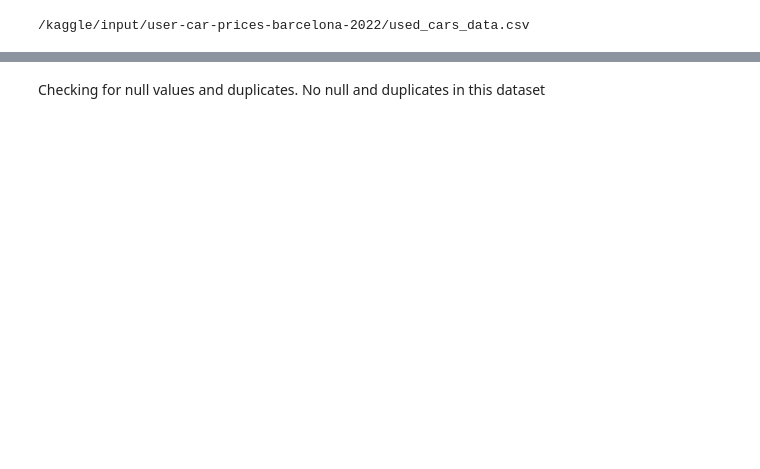
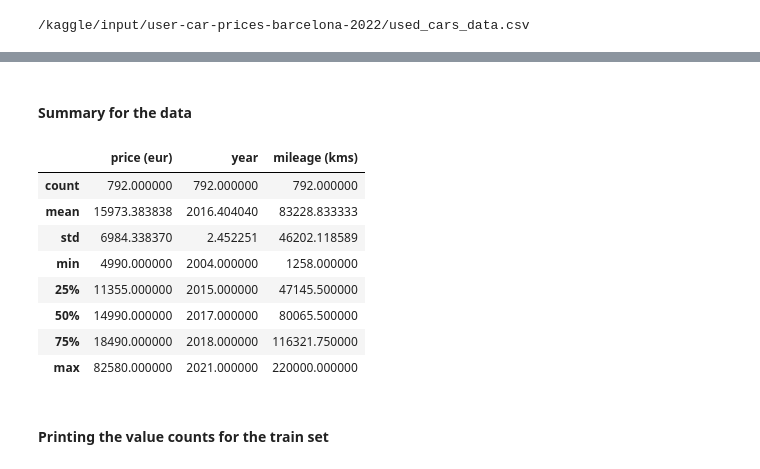
Before and after one commit to kavishchaudhary/Python_Used_cars_regression, a Jupyter notebook: used-cars-regression-multiple-models.ipynb, the cells around one changed output, grey strips where cells are left out. Cells and saved outputs as stored; diff of their text form; code cells hidden in the pictures; blank space fills up the shorter version.

```diff
--- a/used-cars-regression-multiple-models.ipynb
+++ b/used-cars-regression-multiple-models.ipynb
@@ -45,5 +46,19 @@ df.duplicated().sum()
-# %% [markdown]
-Checking for null values and duplicates. No null and duplicates in this dataset
+# %% [markdown]
+#### Summary for the data
+# %%
+df.describe()
+# %% [output]
+|  | price (eur) | year | mileage (kms) |
+| count | 792.000000 | 792.000000 | 792.000000 |
+| mean | 15973.383838 | 2016.404040 | 83228.833333 |
+| std | 6984.338370 | 2.452251 | 46202.118589 |
+| min | 4990.000000 | 2004.000000 | 1258.000000 |
+| 25% | 11355.000000 | 2015.000000 | 47145.500000 |
+| 50% | 14990.000000 | 2017.000000 | 80065.500000 |
+| 75% | 18490.000000 | 2018.000000 | 116321.750000 |
+| max | 82580.000000 | 2021.000000 | 220000.000000 |
+# %% [markdown]
+#### Printing the value counts for the train set
 # %%
 for i in df.columns:
     print(df[i].value_counts())
```
Also changed, not shown: parts of 88 cells of this notebook.
